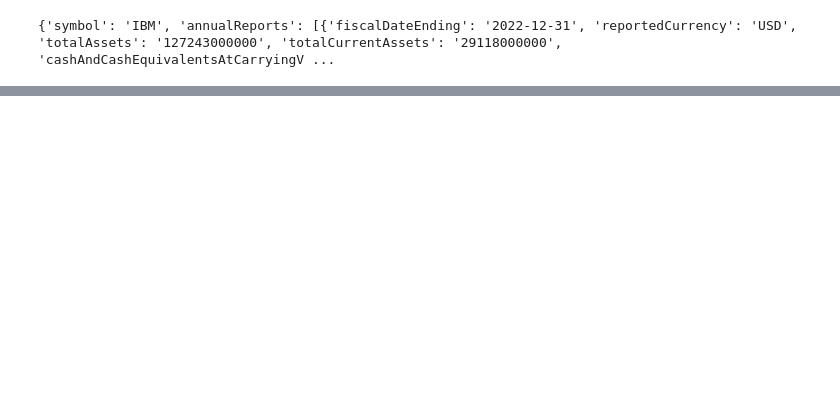
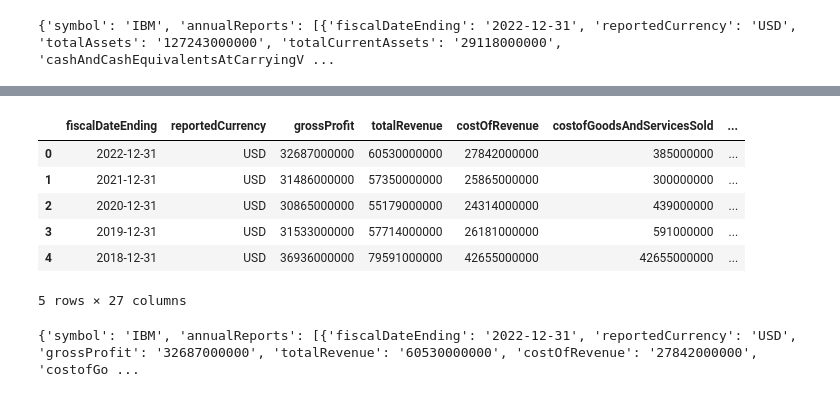
Before and after one commit to LeventSoykan/stock-price-comparison, a Jupyter notebook: practice.ipynb, the cells around one changed output, grey strips where cells are left out. Saved outputs shown, nothing was run; the diff lists cells and outputs as text; code cells hidden in the pictures; blank space fills up the shorter version.

```diff
--- a/practice.ipynb
+++ b/practice.ipynb
@@ -111,0 +202,19 @@ pd.DataFrame(data['annualReports'])
+# %%
+pd.to_datetime(df['fiscal'])
+# %% [output]
+|  | fiscalDateEnding | reportedCurrency | grossProfit | totalRevenue | costOfRevenue | costofGoodsAndServicesSold | ... |
+| 0 | 2022-12-31 | USD | 32687000000 | 60530000000 | 27842000000 | 385000000 | ... |
+| 1 | 2021-12-31 | USD | 31486000000 | 57350000000 | 25865000000 | 300000000 | ... |
+| 2 | 2020-12-31 | USD | 30865000000 | 55179000000 | 24314000000 | 439000000 | ... |
+| 3 | 2019-12-31 | USD | 31533000000 | 57714000000 | 26181000000 | 591000000 | ... |
+| 4 | 2018-12-31 | USD | 36936000000 | 79591000000 | 42655000000 | 42655000000 | ... |
+5 rows × 27 columns
+# %%
+stock = 'IBM'
+url = f'https://www.alphavantage.co/query?function=INCOME_STATEMENT&symbol={stock}&apikey={api_key}'
+r = requests.get(url)
+data = r.json()
+
+print(data)
+# %% [output]
+{'symbol': 'IBM', 'annualReports': [{'fiscalDateEnding': '2022-12-31', 'reportedCurrency': 'USD', 'grossProfit': '32687000000', 'totalRevenue': '60530000000', 'costOfRevenue': '27842000000', 'costofGo ...
```
Also changed, not shown: parts of 21 cells of this notebook.
